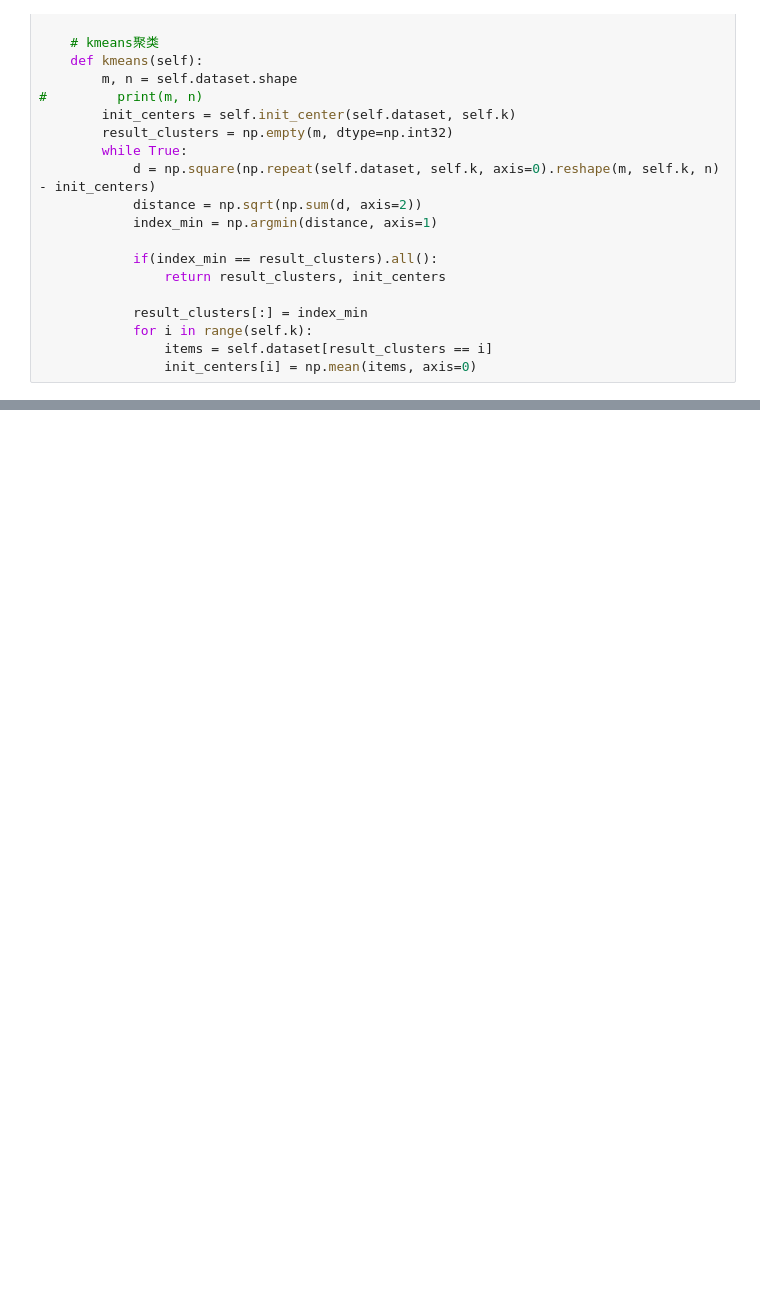
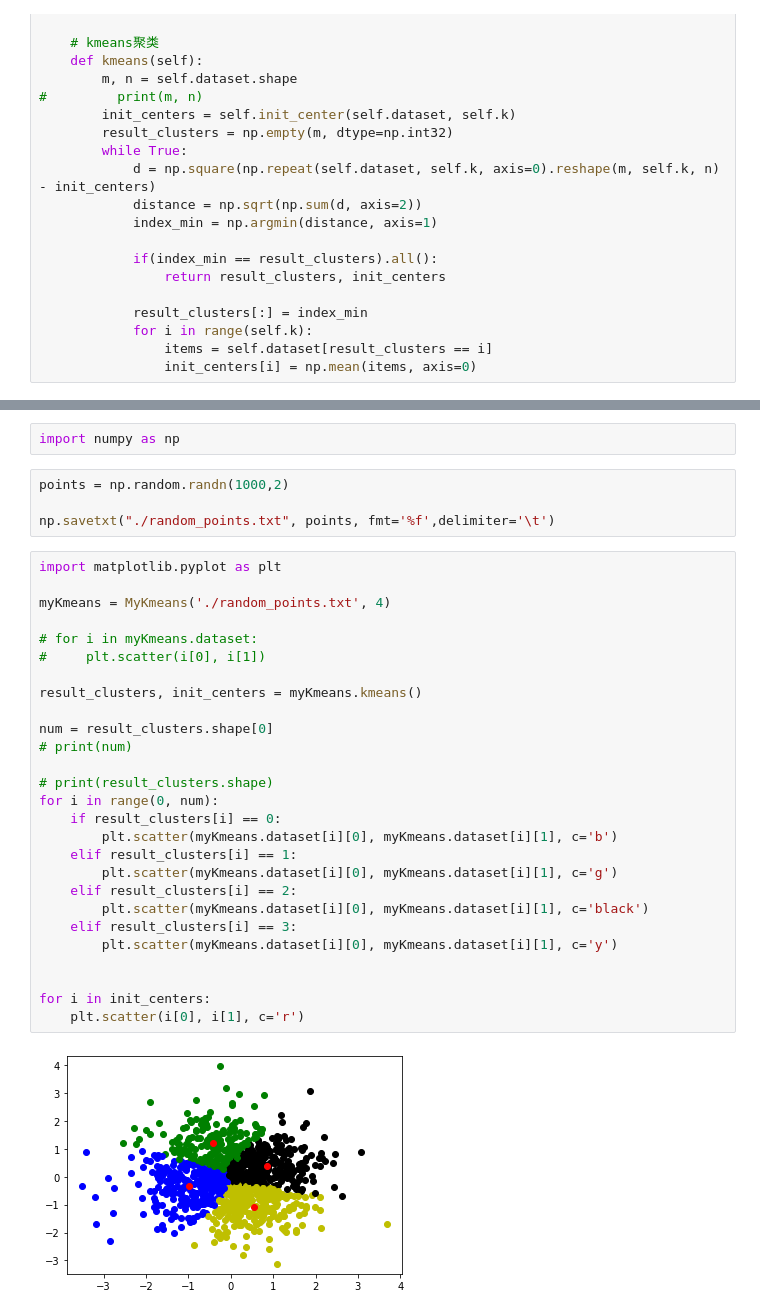
Before and after one commit to XianweiC/ML_practice, a Jupyter notebook: DataMining/MyKmeans.ipynb, the cells around one changed output, grey strips where cells are left out. Cells and saved outputs as stored; diff of their text form; blank space fills up the shorter version.

```diff
--- a/DataMining/MyKmeans.ipynb
+++ b/DataMining/MyKmeans.ipynb
@@ -79,0 +80,35 @@ for i in init_centers:
+# %%
+import numpy as np
+# %%
+points = np.random.randn(1000,2)
+
+np.savetxt("./random_points.txt", points, fmt='%f',delimiter='\t')
+# %%
+import matplotlib.pyplot as plt
+
+myKmeans = MyKmeans('./random_points.txt', 4)
+
+# for i in myKmeans.dataset:
+#     plt.scatter(i[0], i[1])
+
+result_clusters, init_centers = myKmeans.kmeans()
+
+num = result_clusters.shape[0]
+# print(num)
+
+# print(result_clusters.shape)
+for i in range(0, num):
+    if result_clusters[i] == 0:
+        plt.scatter(myKmeans.dataset[i][0], myKmeans.dataset[i][1], c='b')
+    elif result_clusters[i] == 1:
+        plt.scatter(myKmeans.dataset[i][0], myKmeans.dataset[i][1], c='g')
+    elif result_clusters[i] == 2:
+        plt.scatter(myKmeans.dataset[i][0], myKmeans.dataset[i][1], c='black')
+    elif result_clusters[i] == 3:
+        plt.scatter(myKmeans.dataset[i][0], myKmeans.dataset[i][1], c='y')
+
+
+for i in init_centers:
+    plt.scatter(i[0], i[1], c='r')
+# %% [output]
+[figure, added]
```
Also changed, not shown: parts of 2 cells of this notebook, 1 other file.
